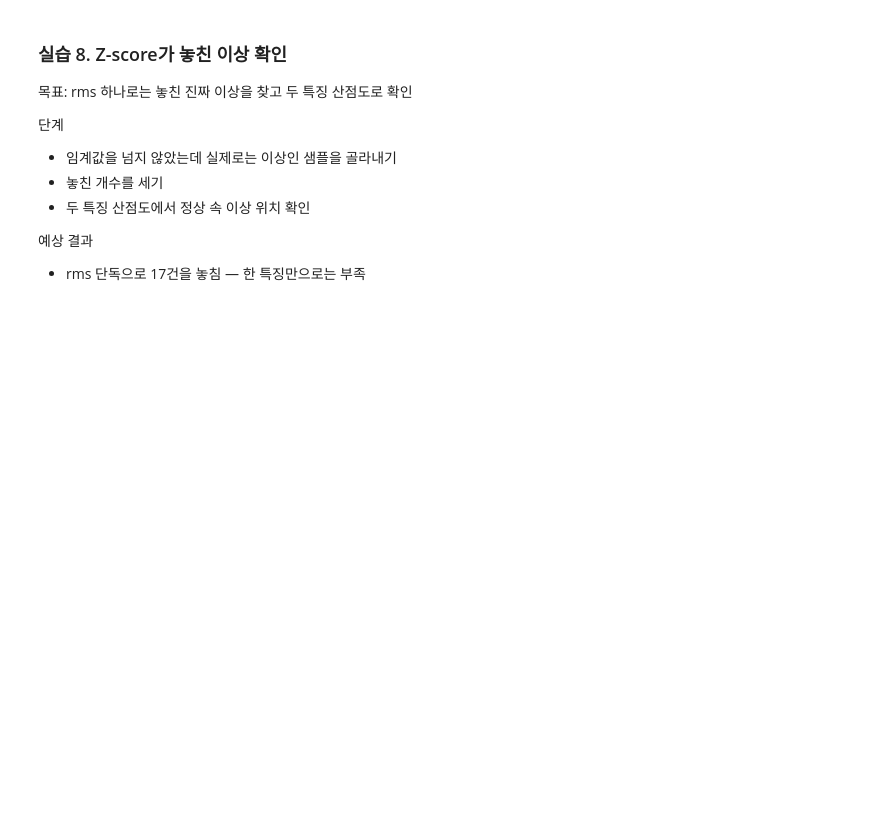
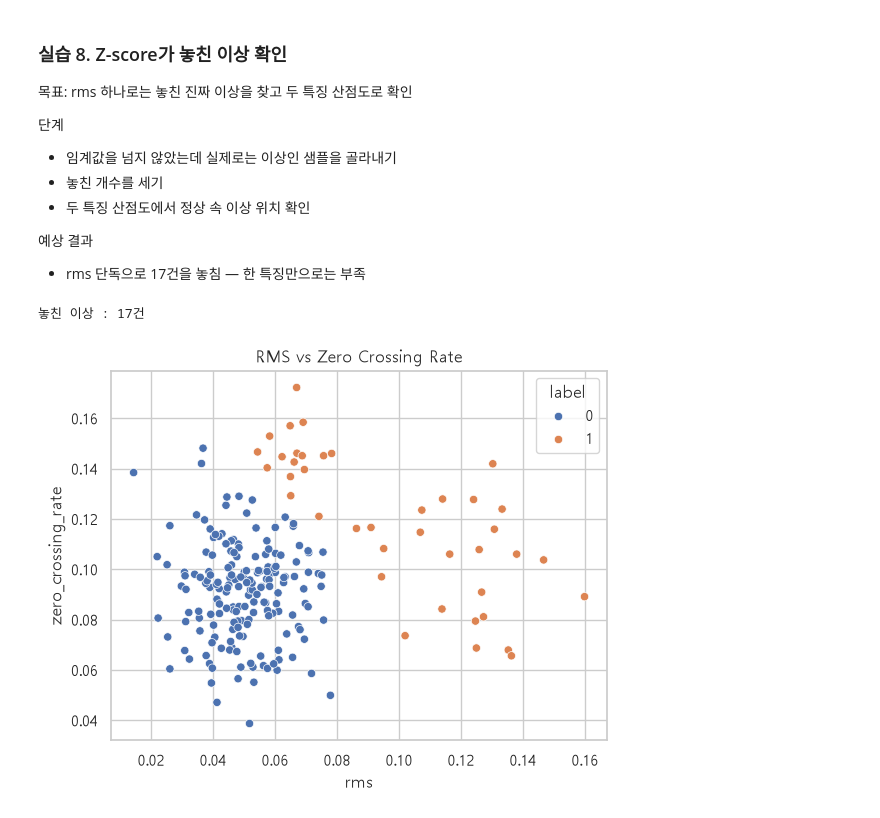
Before and after one commit to cdjung515sj-coder/KNA-Data-analysis-1st, a Jupyter notebook: 2. practice/06_Z-score/26_01_79_260908_5.ipynb, the cells around one changed output. Cells and saved outputs as stored; diff of their text form; code cells hidden in the pictures; blank space fills up the shorter version.

```diff
--- a/2. practice/06_Z-score/26_01_79_260908_5.ipynb
+++ b/2. practice/06_Z-score/26_01_79_260908_5.ipynb
@@ -134,3 +145,12 @@ plt.show()
 - 가장 튄 Z가 약 9로 정상에서 크게 벗어남
 # %%
 # 실습4 코드
+
+rms_mean = normal["rms"].mean()
+rms_std = normal["rms"].std()
+
+df_F["Z_rms"] = (df_F["rms"] - rms_mean) / rms_std
+df_F.head()
+
+top = df_F.sort_values("Z_rms", ascending = False)[["rms", "Z_rms", "label"]].head()
+print(top.round(2).to_string(index=False))
@@ -147,3 +174,14 @@ plt.show()
 - 임계값 3은 23건, 2는 36건 (낮출수록 많이 잡힘)
 # %%
 # 실습5 코드
+
+df_F["Z_abs"] = df_F["Z_rms"].abs()
+# df_F.head()
+
+df_F["is_anomaly"] = df_F["Z_abs"] > 3.0   # is가 들어가면 이게 T/F 값으로 들어간다고 생각하면 돼
+df_F["is_anomaly_2"] = df_F["Z_abs"] > 2.0
+# df_F.head()
+
+
+print('임계값 3:', int(df_F['is_anomaly'].sum()))
+print('임계값 2:', int(df_F['is_anomaly_2'].sum()))
@@ -160,3 +201,12 @@ plt.show()
 - 종합 이상은 39건으로 rms 단독 23건보다 많음
 # %%
 # 실습6 코드
+
+# df의 index갯수만큼 False로 채워진 Series를 만듭니다
+is_any = pd.Series(False, index = df_F.index)
+
+for f in ['rms', 'spectral_centroid', 'zero_crossing_rate']:
+    z = (df_F[f] - normal[f].mean()) / normal[f].std()
+    is_any = is_any | (np.abs(z) > 3.0)
+
+print('종합 이상:', int(is_any.sum()))
@@ -186,3 +247,19 @@ plt.show()
 - rms 단독으로 17건을 놓침 — 한 특징만으로는 부족
 # %%
 #실습8 코드
+
+missed = df_F[(df_F["Z_rms"] <= 3.0) & (df_F["label"] == 1)]
+missed.head()
+
+print(f"놓친 이상 : {len(missed)}건")
+# rms 값이 정사이더라도 이상한 값이 label이 1로 잡힌 것으로도 보임
+# 같이 봐야함. 어떻게? sctterplot을 통해 이상 구간을 보여주는 것이 좋습니다.
+
+sns.scatterplot(data=df_F, x = "rms", y = "zero_crossing_rate", hue = "label")
+plt.title("RMS vs Zero Crossing Rate")
+plt.show()
+
+# 3개 N차원으로 보는 것이 좋음
+# %% [output]
+놓친 이상 : 17건
+[figure, added]
```
Also changed, not shown: parts of 5 cells of this notebook.
